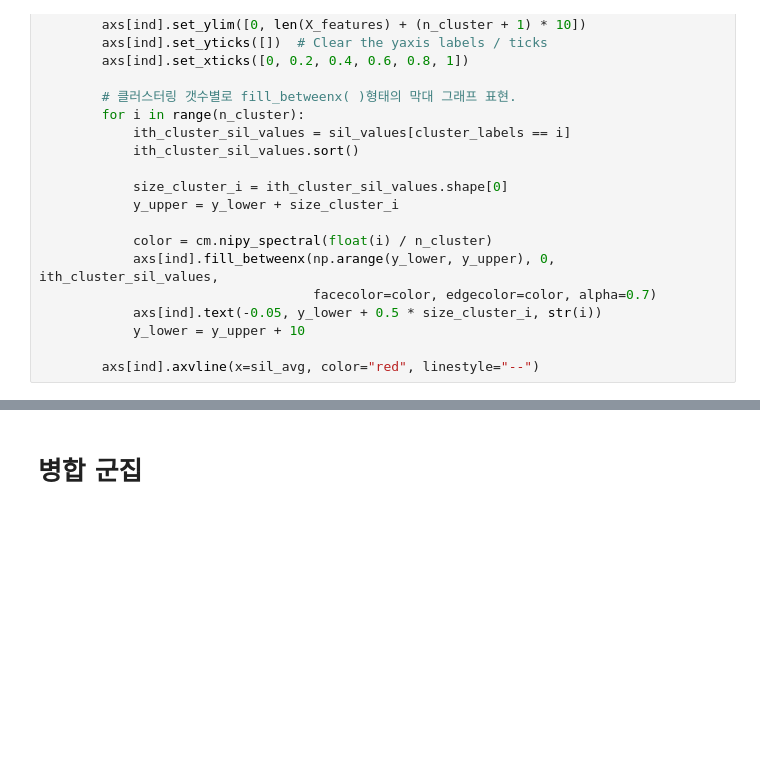
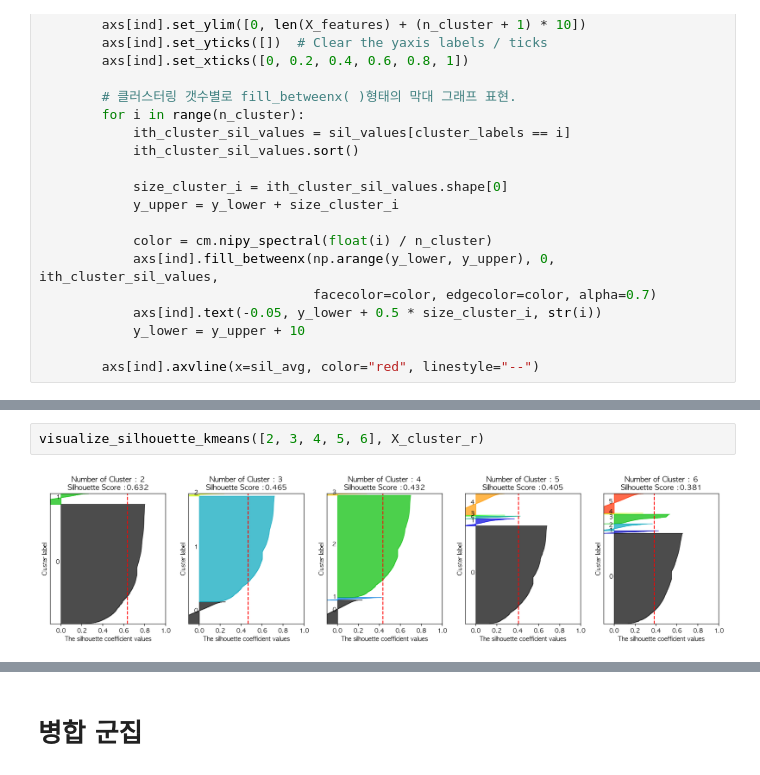
Before and after one commit to NayeonKeum/BigContest2022, a Jupyter notebook: code/clustering_nkeum.ipynb, the cells around one changed output, grey strips where cells are left out. Drawn from its saved outputs; the diff is of its cells as text; blank space fills up the shorter version.

```diff
--- a/code/clustering_nkeum.ipynb
+++ b/code/clustering_nkeum.ipynb
@@ -506,0 +623,4 @@ visualize_silhouette_kmeans([3, 4, 5, 6], X_cluster)
+# %%
+visualize_silhouette_kmeans([2, 3, 4, 5, 6], X_cluster_r)
+# %% [output]
+[figure, added]
```
Also changed, not shown: parts of 24 cells of this notebook.
